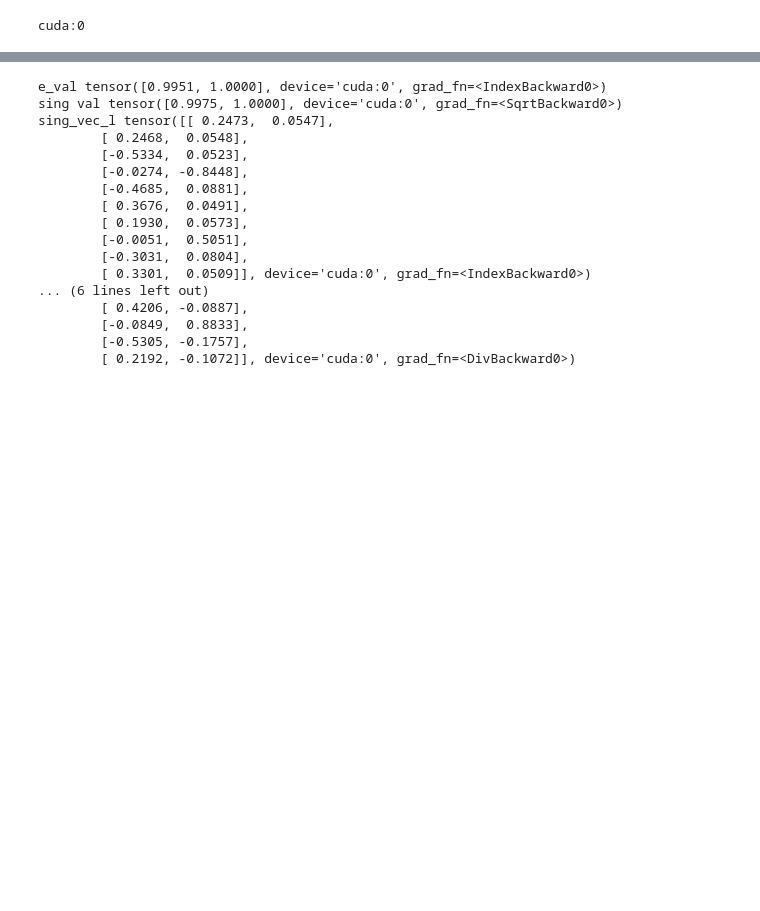
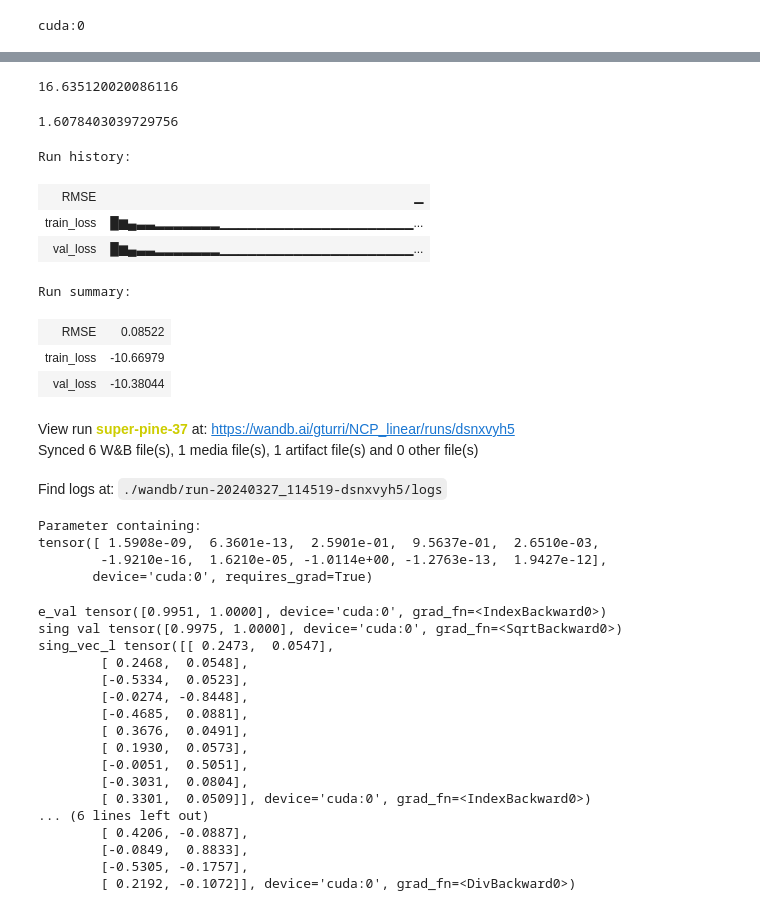
Before and after one commit to Danfoa/symm_rep_learn, a Jupyter notebook: NCP/examples/DeepSVD.ipynb, the cells around one changed output, grey strips where cells are left out. Saved outputs shown, nothing was run; the diff lists cells and outputs as text; code cells hidden in the pictures; blank space fills up the shorter version.

```diff
--- a/NCP/examples/DeepSVD.ipynb
+++ b/NCP/examples/DeepSVD.ipynb
@@ -131,12 +155,47 @@ VyfY [ 9.99999752e-01 -1.74036313e-05]
+# %%
+reg.conditional_probability(interval_A, interval_B, postprocessing=False)
+# %% [output]
+16.635120020086116
+# %%
+from NCP.model import indicator_fn
+n = Y_train.shape[0]
+y_B = indicator_fn(Y_train, interval_B)
+x_A = indicator_fn(X_train, interval_A)
+
+joint_prob = (x_A*y_B).mean()*(x_A.mean() ** -1)*(y_B.mean() ** -1)
+print(joint_prob)
+# %% [output]
+1.6078403039729756
 # %%
 pred_df = pd.DataFrame({
-    'X': X_train.squeeze(),
-    'Y_true': Y_train.squeeze(),
+    'X': X_test.squeeze(),
+    'Y_true': Y_test.squeeze(),
     'Y_pred': pred.squeeze()
 })
-# wandb.log({"predictions" : wandb.Table(dataframe=pred_df)})
-# wandb.log({"RMSE": np.mean((Y_train-pred)**2)**(1/2)})
-# wandb.finish()
+wandb.log({"predictions" : wandb.Table(dataframe=pred_df)})
+wandb.log({"RMSE": np.mean((Y_test-pred)**2)**(1/2)})
+wandb.finish()
+# %% [output]
+Run history:
+| RMSE | ▁ |
+| train_loss | █▆▄▃▃▂▂▂▂▂▂▂▁▁▁▁▁▁▁▁▁▁▁▁▁▁▁▁▁▁▁▁▁... |
+| val_loss | █▆▄▃▃▂▂▂▂▂▂▂▁▁▁▁▁▁▁▁▁▁▁▁▁▁▁▁▁▁▁▁▁... |
+Run summary:
+| RMSE | 0.08522 |
+| train_loss | -10.66979 |
+| val_loss | -10.38044 |
+View run super-pine-37 at: https://wandb.ai/gturri/NCP_linear/runs/dsnxvyh5
+Synced 6 W&B file(s), 1 media file(s), 1 artifact file(s) and 0 other file(s)
+Find logs at: ./wandb/run-20240327_114519-dsnxvyh5/logs
+# %%
+for module_name, module in reg.models.items():
+    if module_name == 'S':
+        print(module.weights)
+# %% [output]
+Parameter containing:
+tensor([ 1.5908e-09,  6.3601e-13,  2.5901e-01,  9.5637e-01,  2.6510e-03,
+        -1.9210e-16,  1.6210e-05, -1.0114e+00, -1.2763e-13,  1.9427e-12],
+       device='cuda:0', requires_grad=True)
 # %%
 def sqrtmh(A: torch.Tensor):
     # Credits to
```
Also changed, not shown: parts of 13 cells of this notebook, 3 other files.
